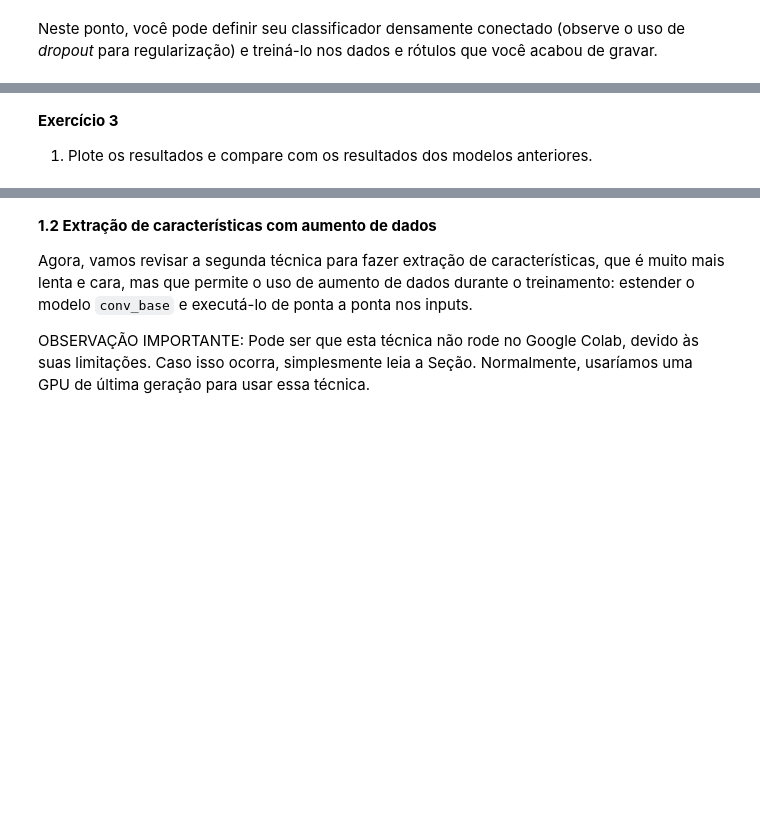
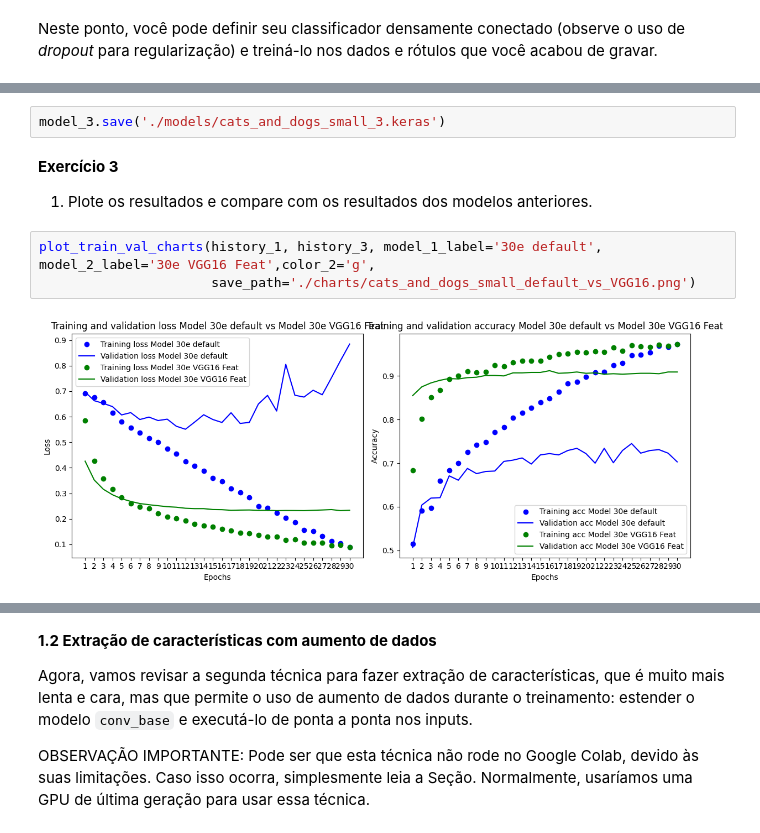
Before and after one commit to olucaslopes/dogs-cats-deep-learning, a Jupyter notebook: dogsvscats.ipynb, the cells around one changed output, grey strips where cells are left out. Cells and saved outputs as stored; diff of their text form; blank space fills up the shorter version.

```diff
--- a/dogsvscats.ipynb
+++ b/dogsvscats.ipynb
@@ -670,4 +681,11 @@ Epoch 30/30
+# %%
+model_3.save('./models/cats_and_dogs_small_3.keras')
 # %% [markdown]
 **Exercício 3**
 
 1. Plote os resultados e compare com os resultados dos modelos anteriores.
+# %%
+plot_train_val_charts(history_1, history_3, model_1_label='30e default', model_2_label='30e VGG16 Feat',color_2='g',
+                      save_path='./charts/cats_and_dogs_small_default_vs_VGG16.png')
+# %% [output]
+[figure, added]
```
Also changed, not shown: parts of 37 cells of this notebook, 11 other files.
